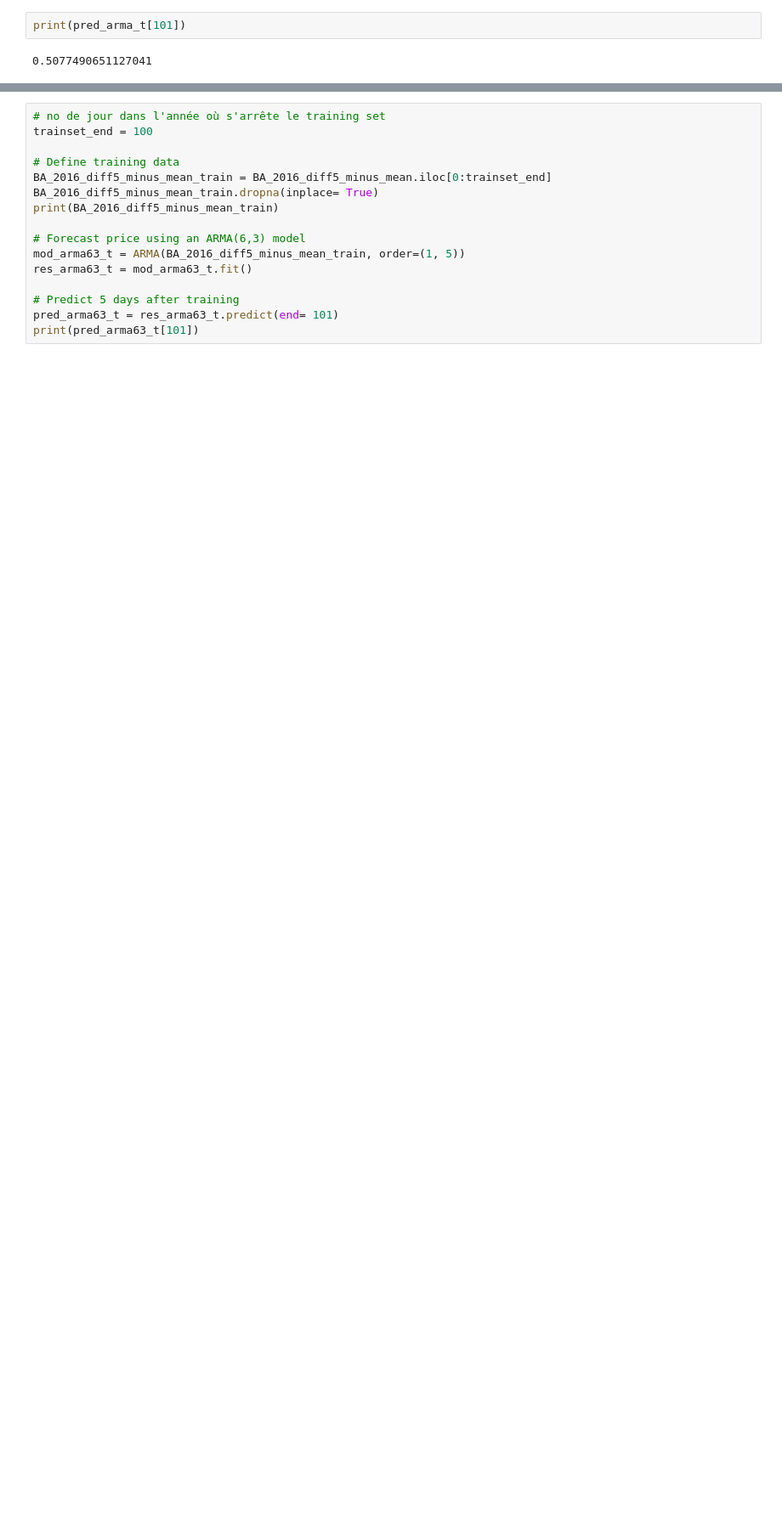
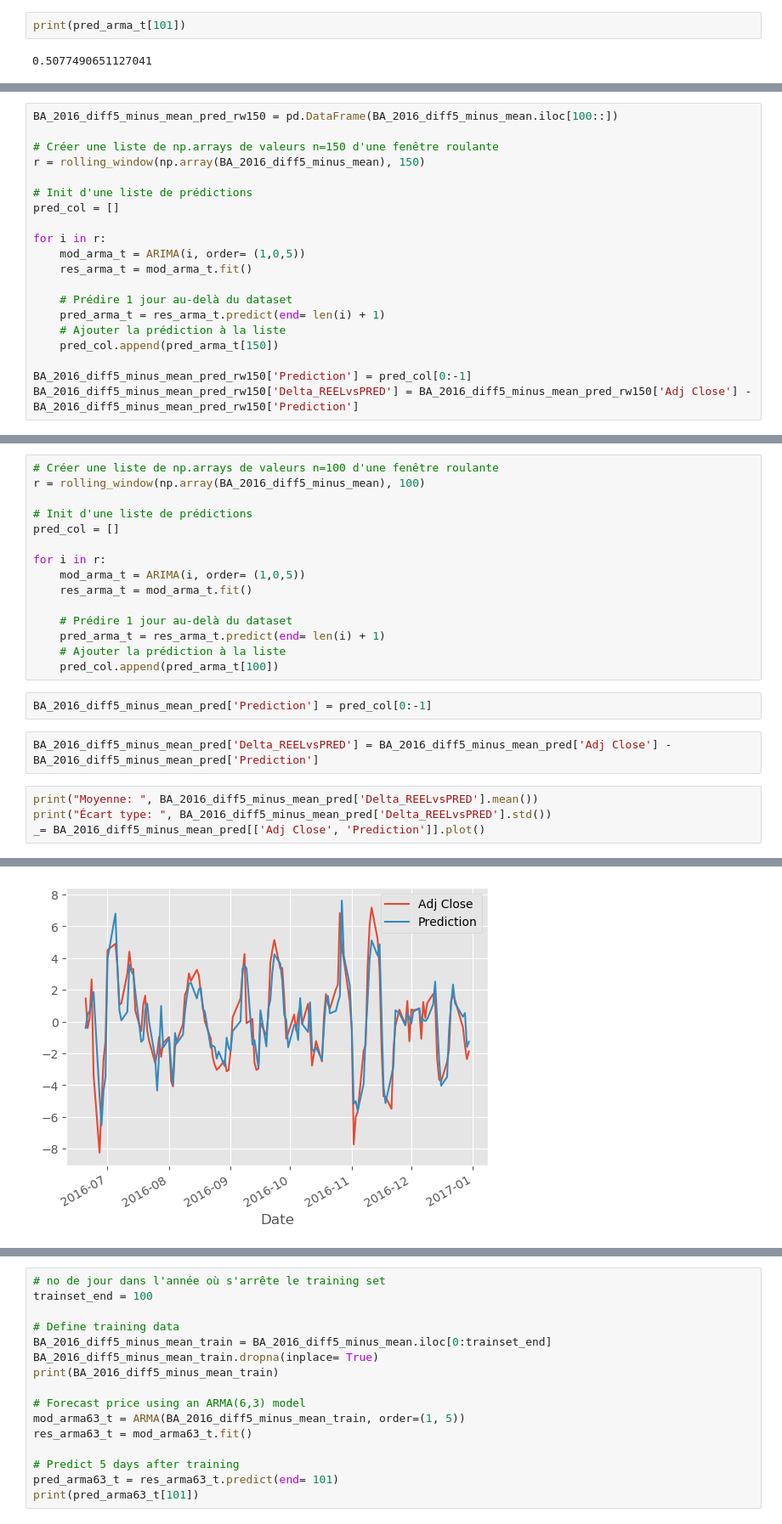
Before and after one commit to joboll/finboys, a Jupyter notebook: Boing.ipynb, the cells around one changed output, grey strips where cells are left out. Shown at 85% size. Drawn from its saved outputs; the diff is of its cells as text; blank space fills up the shorter version.

Commit message:
Boing 2016 sucess ARMA train fit on rolling window

```diff
--- a/Boing.ipynb
+++ b/Boing.ipynb
@@ -625,0 +668,20 @@ pass your own start_params.
+# %%
+BA_2016_diff5_minus_mean_pred_rw150 = pd.DataFrame(BA_2016_diff5_minus_mean.iloc[100::])
+
+# Créer une liste de np.arrays de valeurs n=150 d'une fenêtre roulante
+r = rolling_window(np.array(BA_2016_diff5_minus_mean), 150)
+
+# Init d'une liste de prédictions
+pred_col = []
+
+for i in r:
+    mod_arma_t = ARIMA(i, order= (1,0,5))
+    res_arma_t = mod_arma_t.fit()
+
+    # Prédire 1 jour au-delà du dataset
+    pred_arma_t = res_arma_t.predict(end= len(i) + 1)
+    # Ajouter la prédiction à la liste
+    pred_col.append(pred_arma_t[150])
+
+BA_2016_diff5_minus_mean_pred_rw150['Prediction'] = pred_col[0:-1]
+BA_2016_diff5_minus_mean_pred_rw150['Delta_REELvsPRED'] = BA_2016_diff5_minus_mean_pred_rw150['Adj Close'] - BA_2016_diff5_minus_mean_pred_rw150['Prediction']
@@ -625,0 +690,24 @@ pass your own start_params.
+# %%
+# Créer une liste de np.arrays de valeurs n=100 d'une fenêtre roulante
+r = rolling_window(np.array(BA_2016_diff5_minus_mean), 100)
+
+# Init d'une liste de prédictions
+pred_col = []
+
+for i in r:
+    mod_arma_t = ARIMA(i, order= (1,0,5))
+    res_arma_t = mod_arma_t.fit()
+
+    # Prédire 1 jour au-delà du dataset
+    pred_arma_t = res_arma_t.predict(end= len(i) + 1)
+    # Ajouter la prédiction à la liste
+    pred_col.append(pred_arma_t[100])
+# %%
+BA_2016_diff5_minus_mean_pred['Prediction'] = pred_col[0:-1]
+# %%
+BA_2016_diff5_minus_mean_pred['Delta_REELvsPRED'] = BA_2016_diff5_minus_mean_pred['Adj Close'] - BA_2016_diff5_minus_mean_pred['Prediction']
+# %%
+print("Moyenne: ", BA_2016_diff5_minus_mean_pred['Delta_REELvsPRED'].mean())
+print("Écart type: ", BA_2016_diff5_minus_mean_pred['Delta_REELvsPRED'].std())
+_= BA_2016_diff5_minus_mean_pred[['Adj Close', 'Prediction']].plot()
+# %% [output]
@@ -625,0 +716 @@ pass your own start_params.
+[figure, added]
```
Also changed, not shown: parts of 26 cells of this notebook.
